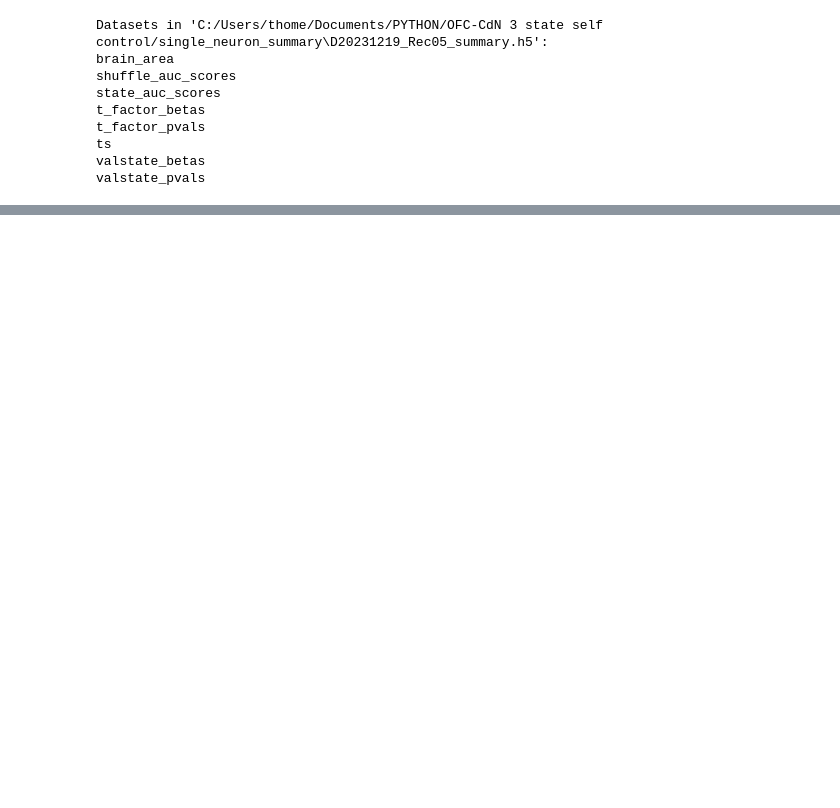
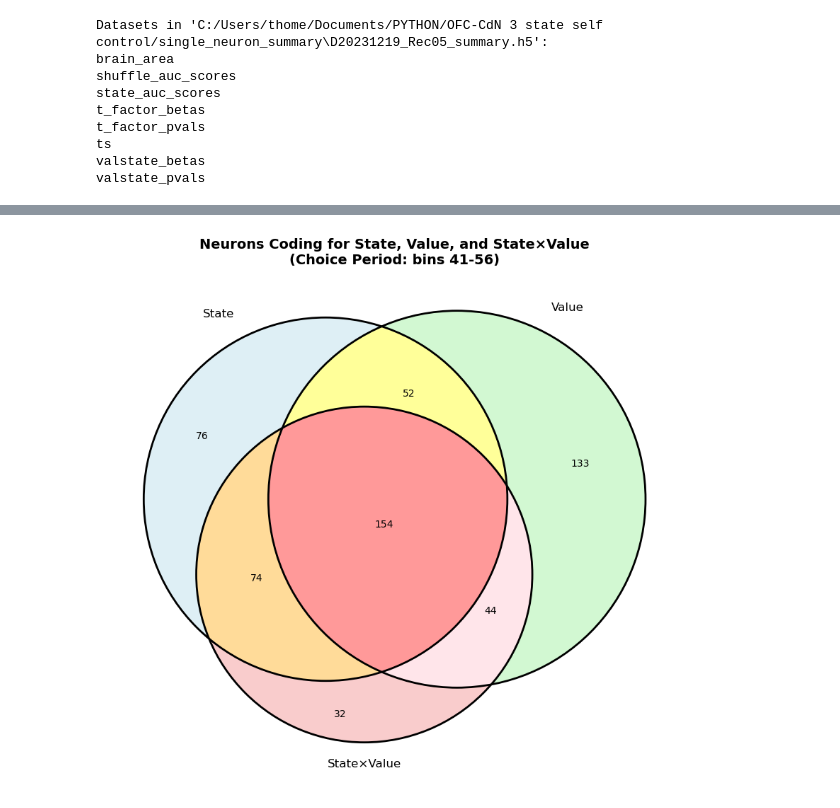
Before and after one commit to t-elston/FS_self_control, a Jupyter notebook: analysis/single_neuron_plotting_one_hot.ipynb, the cells around one changed output, grey strips where cells are left out. Cells and saved outputs as stored; diff of their text form; code cells hidden in the pictures; blank space fills up the shorter version.

```diff
--- a/analysis/single_neuron_plotting_one_hot.ipynb
+++ b/analysis/single_neuron_plotting_one_hot.ipynb
@@ -263,0 +262,96 @@ prop_ax[1,1].set_ylim(ylims)
+# %%
+state_at_choice = np.any(state_coding2[:, 41:56], axis=1)
+val_at_choice = np.any(val_coding2[:, 41:56], axis=1)
+stateval_at_choice = np.any(state_val_coding2[:, 41:56], axis=1)
+# %%
+# Get indices of neurons that code for each factor
+state_neurons = set(np.where(state_at_choice[ofc_ix & d_ix])[0])
+val_neurons = set(np.where(val_at_choice[ofc_ix & d_ix])[0])
+stateval_neurons = set(np.where(stateval_at_choice[ofc_ix & d_ix])[0])
+
+# Create the Venn diagram
+plt.figure(figsize=(10, 8))
+
+# Create the 3-way Venn diagram
+venn = venn3([state_neurons, val_neurons, stateval_neurons],
+             ('State', 'Value', 'State×Value'))
+
+# Customize the appearance
+venn.get_patch_by_id('100').set_color('lightblue')    # Only State
+venn.get_patch_by_id('010').set_color('lightgreen')   # Only Value
+venn.get_patch_by_id('001').set_color('lightcoral')   # Only State×Value
+venn.get_patch_by_id('110').set_color('yellow')       # State + Value
+venn.get_patch_by_id('101').set_color('orange')       # State + State×Value
+venn.get_patch_by_id('011').set_color('pink')         # Value + State×Value
+venn.get_patch_by_id('111').set_color('red')          # All three
+
+# Add circles around the sets for better visibility
+venn3_circles([state_neurons, val_neurons, stateval_neurons],
+              linestyle='solid', linewidth=2)
+
+plt.title('Neurons Coding for State, Value, and State×Value\n(Choice Period: bins 41-56)',
+          fontsize=14, fontweight='bold')
+
+# Print summary statistics
+print("Summary Statistics:")
+print(f"Total neurons analyzed: {len(ofc_ix & d_ix)}")
+print(f"State coding neurons: {len(state_neurons)} ({len(state_neurons)/np.sum(ofc_ix & d_ix)*100:.1f}%)")
+print(f"Value coding neurons: {len(val_neurons)} ({len(val_neurons)/np.sum(ofc_ix & d_ix)*100:.1f}%)")
+print(f"State×Value coding neurons: {len(stateval_neurons)} ({len(stateval_neurons)/np.sum(ofc_ix & d_ix)*100:.1f}%)")
+
+# Calculate overlaps
+state_val_overlap = state_neurons & val_neurons
+state_stateval_overlap = state_neurons & stateval_neurons
+val_stateval_overlap = val_neurons & stateval_neurons
+all_three_overlap = state_neurons & val_neurons & stateval_neurons
+
+print(f"\nOverlaps:")
+print(f"State ∩ Value: {len(state_val_overlap)} neurons")
+print(f"State ∩ State×Value: {len(state_stateval_overlap)} neurons")
+print(f"Value ∩ State×Value: {len(val_stateval_overlap)} neurons")
+print(f"All three: {len(all_three_overlap)} neurons")
+
+# Calculate exclusive coding
+state_only = state_neurons - val_neurons - stateval_neurons
+val_only = val_neurons - state_neurons - stateval_neurons
+stateval_only = stateval_neurons - state_neurons - val_neurons
+
+print(f"\nExclusive coding:")
+print(f"State only: {len(state_only)} neurons")
+print(f"Value only: {len(val_only)} neurons")
+print(f"State×Value only: {len(stateval_only)} neurons")
+
+# Show any neurons coding for combinations
+any_coding = state_neurons | val_neurons | stateval_neurons
+print(f"Any coding: {len(any_coding)} neurons ({len(any_coding)/np.sum(ofc_ix & d_ix)*100:.1f}%)")
+
+plt.tight_layout()
+plt.show()
+
+# Optional: Create a more detailed breakdown table
+overlap_data = {
+    'Category': ['State only', 'Value only', 'State×Value only',
+                 'State + Value', 'State + State×Value', 'Value + State×Value',
+                 'All three', 'Any coding', 'Total neurons'],
+    'Count': [len(state_only), len(val_only), len(stateval_only),
+              len(state_val_overlap - stateval_neurons),
+              len(state_stateval_overlap - val_neurons),
+              len(val_stateval_overlap - state_neurons),
+              len(all_three_overlap),
+              len(any_coding),
+              np.sum(ofc_ix & d_ix)],
+    'Percentage': [len(state_only)/np.sum(ofc_ix & d_ix)*100,
+                   len(val_only)/np.sum(ofc_ix & d_ix)*100,
+                   len(stateval_only)/np.sum(ofc_ix & d_ix)*100,
+                   len(state_val_overlap - stateval_neurons)/np.sum(ofc_ix & d_ix)*100,
+                   len(state_stateval_overlap - val_neurons)/np.sum(ofc_ix & d_ix)*100,
+                   len(val_stateval_overlap - state_neurons)/np.sum(ofc_ix & d_ix)*100,
+                   len(all_three_overlap)/np.sum(ofc_ix & d_ix)*100,
+                   len(any_coding)/np.sum(ofc_ix & d_ix)*100,
+                   100.0]
+}
+
+breakdown_df = pd.DataFrame(overlap_data)
+print(f"\nDetailed breakdown:")
+print(breakdown_df.round(2))
+# %% [output]
@@ -263,0 +375 @@ prop_ax[1,1].set_ylim(ylims)
+[figure, added]
```
Also changed, not shown: parts of 4 cells of this notebook.
